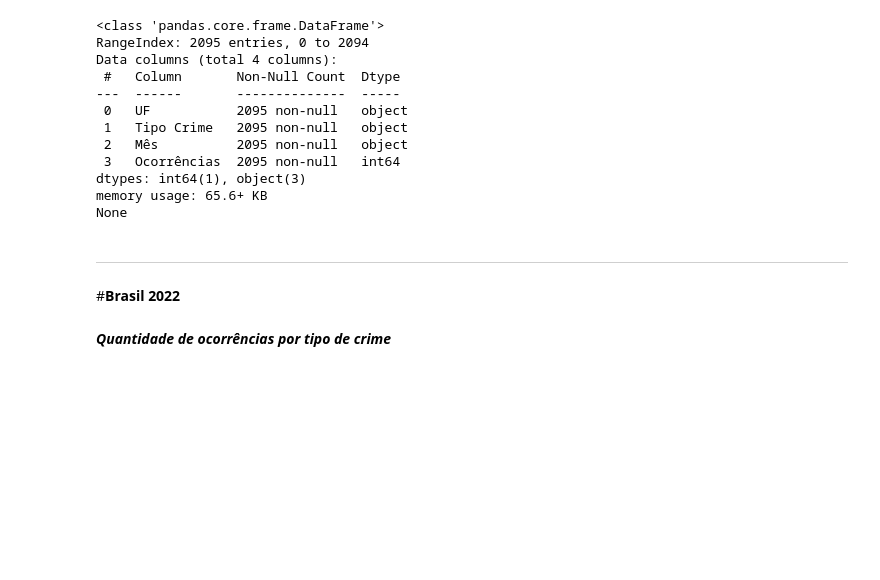
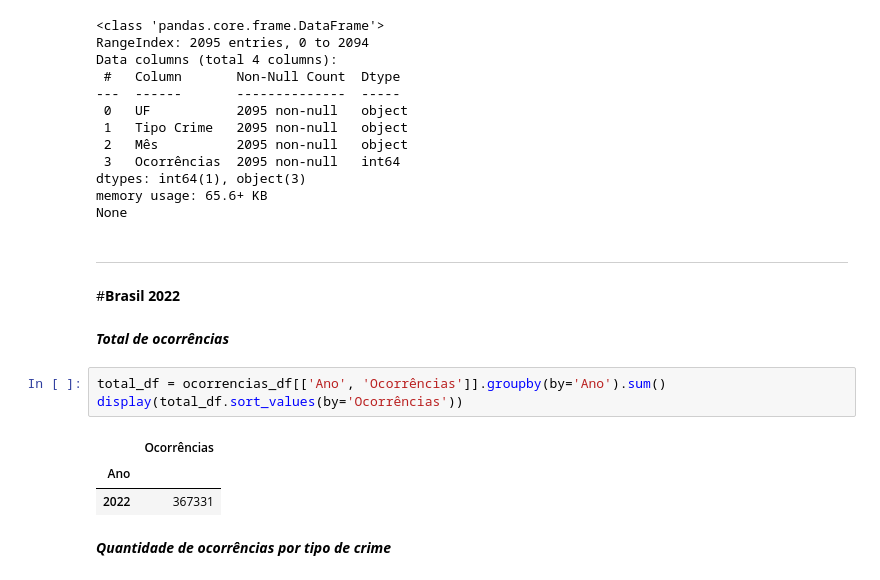
Before and after one commit to arislaoliveira/extensao-pandas, a Jupyter notebook: Avaliação.ipynb, the cells around one changed output. Cells and saved outputs as stored; diff of their text form; blank space fills up the shorter version.

```diff
--- a/Avaliação.ipynb
+++ b/Avaliação.ipynb
@@ -67,6 +67,15 @@ None
 ---
 
 #**Brasil 2022**
+# %% [markdown]
+***Total de ocorrências***
+# %%
+total_df = ocorrencias_df[['Ano', 'Ocorrências']].groupby(by='Ano').sum()
+display(total_df.sort_values(by='Ocorrências'))
+# %% [output]
+|  | Ocorrências |
+| Ano |  |
+| 2022 | 367331 |
 # %% [markdown]
 ***Quantidade de ocorrências por tipo de crime***
 # %%
```
Also changed, not shown: parts of 1 cell of this notebook.
